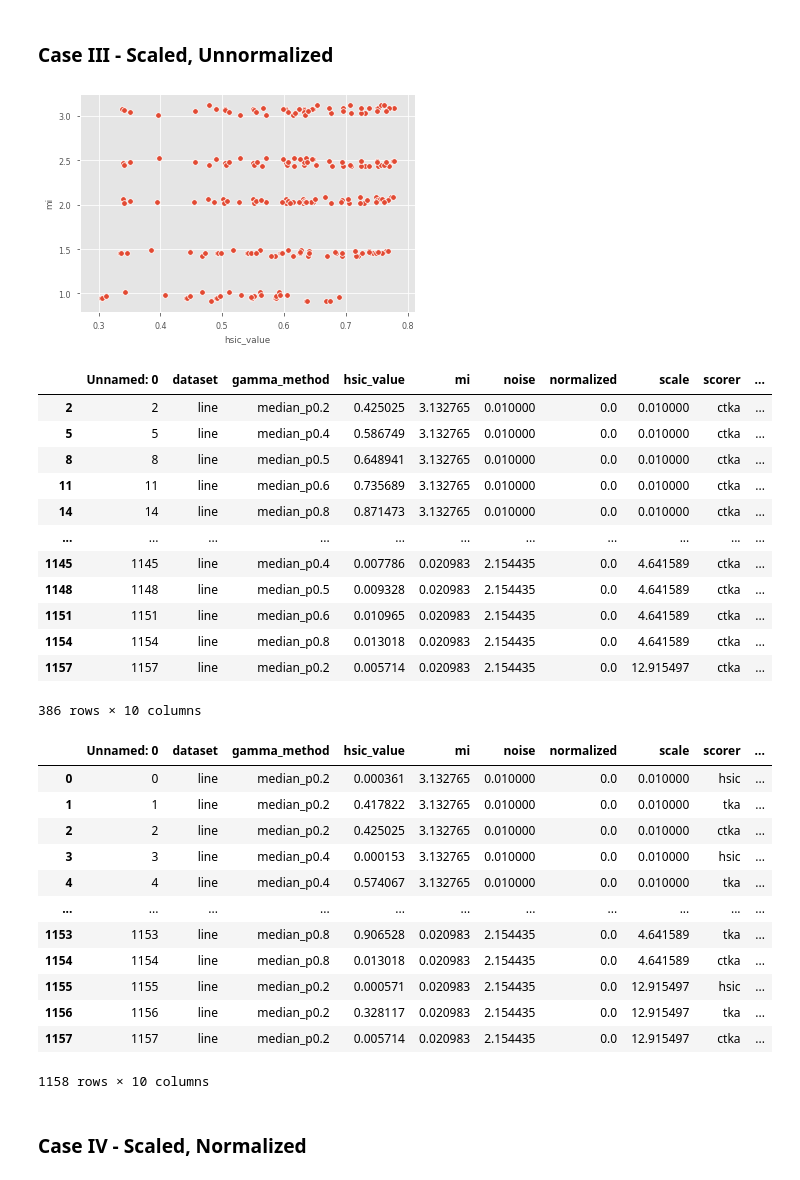
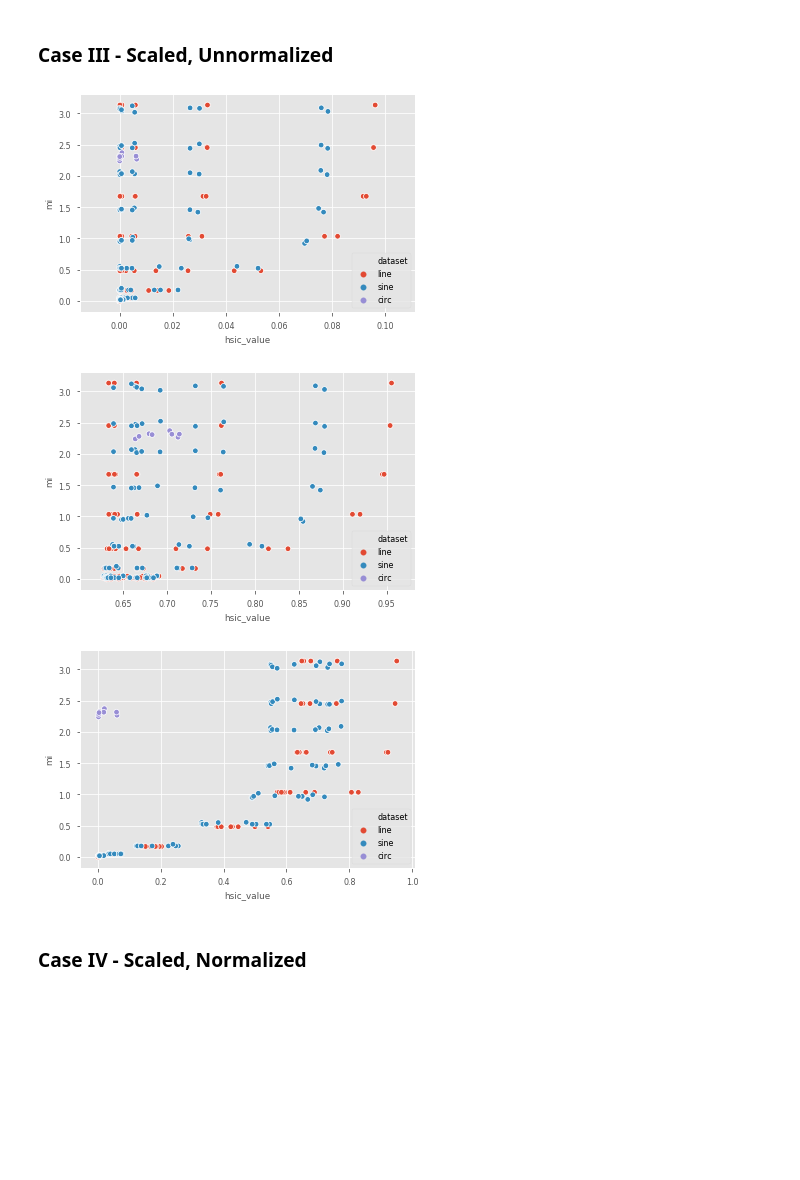
Before and after one commit to jejjohnson/hsic_alignment, a Jupyter notebook: notebooks/3_isotropic_scaling/2.0_scale_exp_visualization.ipynb, the cells around one changed output. Cells and saved outputs as stored; diff of their text form; code cells hidden in the pictures; blank space fills up the shorter version.

Commit message:
Updated new Scale-Norm results to nb.

```diff
--- a/notebooks/3_isotropic_scaling/2.0_scale_exp_visualization.ipynb
+++ b/notebooks/3_isotropic_scaling/2.0_scale_exp_visualization.ipynb
@@ -103,6 +100,25 @@ The objective of this experiment is to measure how the Mutual information (MI) c
 * Noise for X points (`noise_x`)
 * Noise for Y points (`noise_y`)
 *
+# %%
+from typing import Optional
+
+def plot_results(df: pd.DataFrame, scorer: str, hue: Optional[str]=None, style: Optional[str]=None)-> None:
+
+    df = df[df['scorer'] == scorer]
+
+    # plot data
+    fig, ax = plt.subplots()
+
+    pts = sns.scatterplot(
+        x='hsic_value',
+        y='mi',
+        hue=hue,
+        style=style,
+        data=df
+    )
+    plt.show()
+    return
 # %% [markdown]
 ### Data
 # %%
@@ -176,57 +195,22 @@ plt.show()
 # %%
 results_df = pd.read_csv(RES_PATH + 'exp_scale_c3.csv')
 sub_df = results_df.copy()
 
-sub_df = sub_df[sub_df['dataset'] == 'sine']
+# sub_df = sub_df[sub_df['dataset'] == 'sine']
 # sub_df = sub_df[sub_df['normalized'] == 0.0]
-# sub_df = sub_df[sub_df['gamma_method'] == 'median_p0.6']
-sub_df = sub_df[sub_df['scorer'] == 'ctka']
+sub_df = sub_df[sub_df['gamma_method'] == 'median_p0.5']
+# sub_df = sub_df[sub_df['scorer'] == 'ctka']
 # sub_df = sub_df[sub_df['trial'] == 1.0]
 # sub_df['mi'] = np.log2(sub_df['mi'])
 
 # plot data
-fig, ax = plt.subplots()
-
-pts = sns.scatterplot(
-    x='hsic_value',
-    y='mi',
-    data=sub_df
-)
-plt.show()
+plot_results(sub_df, 'hsic', 'dataset')
+plot_results(sub_df, 'tka', 'dataset')
+plot_results(sub_df, 'ctka', 'dataset')
 # %% [output]
-[figure, old version]
+[figure, new version]
+[figure, added]
+[figure, added]
-# %%
-sub_df
-# %% [output]
-|  | Unnamed: 0 | dataset | gamma_method | hsic_value | mi | noise | normalized | scale | scorer | ... |
-| 2 | 2 | line | median_p0.2 | 0.425025 | 3.132765 | 0.010000 | 0.0 | 0.010000 | ctka | ... |
-| 5 | 5 | line | median_p0.4 | 0.586749 | 3.132765 | 0.010000 | 0.0 | 0.010000 | ctka | ... |
-| 8 | 8 | line | median_p0.5 | 0.648941 | 3.132765 | 0.010000 | 0.0 | 0.010000 | ctka | ... |
-| 11 | 11 | line | median_p0.6 | 0.735689 | 3.132765 | 0.010000 | 0.0 | 0.010000 | ctka | ... |
-| 14 | 14 | line | median_p0.8 | 0.871473 | 3.132765 | 0.010000 | 0.0 | 0.010000 | ctka | ... |
-| ... | ... | ... | ... | ... | ... | ... | ... | ... | ... | ... |
-| 1145 | 1145 | line | median_p0.4 | 0.007786 | 0.020983 | 2.154435 | 0.0 | 4.641589 | ctka | ... |
-| 1148 | 1148 | line | median_p0.5 | 0.009328 | 0.020983 | 2.154435 | 0.0 | 4.641589 | ctka | ... |
-| 1151 | 1151 | line | median_p0.6 | 0.010965 | 0.020983 | 2.154435 | 0.0 | 4.641589 | ctka | ... |
-| 1154 | 1154 | line | median_p0.8 | 0.013018 | 0.020983 | 2.154435 | 0.0 | 4.641589 | ctka | ... |
-| 1157 | 1157 | line | median_p0.2 | 0.005714 | 0.020983 | 2.154435 | 0.0 | 12.915497 | ctka | ... |
-386 rows × 10 columns
-# %%
-results_df
-# %% [output]
-|  | Unnamed: 0 | dataset | gamma_method | hsic_value | mi | noise | normalized | scale | scorer | ... |
-| 0 | 0 | line | median_p0.2 | 0.000361 | 3.132765 | 0.010000 | 0.0 | 0.010000 | hsic | ... |
-| 1 | 1 | line | median_p0.2 | 0.417822 | 3.132765 | 0.010000 | 0.0 | 0.010000 | tka | ... |
-| 2 | 2 | line | median_p0.2 | 0.425025 | 3.132765 | 0.010000 | 0.0 | 0.010000 | ctka | ... |
-| 3 | 3 | line | median_p0.4 | 0.000153 | 3.132765 | 0.010000 | 0.0 | 0.010000 | hsic | ... |
-| 4 | 4 | line | median_p0.4 | 0.574067 | 3.132765 | 0.010000 | 0.0 | 0.010000 | tka | ... |
-| ... | ... | ... | ... | ... | ... | ... | ... | ... | ... | ... |
-| 1153 | 1153 | line | median_p0.8 | 0.906528 | 0.020983 | 2.154435 | 0.0 | 4.641589 | tka | ... |
-| 1154 | 1154 | line | median_p0.8 | 0.013018 | 0.020983 | 2.154435 | 0.0 | 4.641589 | ctka | ... |
-| 1155 | 1155 | line | median_p0.2 | 0.000571 | 0.020983 | 2.154435 | 0.0 | 12.915497 | hsic | ... |
-| 1156 | 1156 | line | median_p0.2 | 0.328117 | 0.020983 | 2.154435 | 0.0 | 12.915497 | tka | ... |
-| 1157 | 1157 | line | median_p0.2 | 0.005714 | 0.020983 | 2.154435 | 0.0 | 12.915497 | ctka | ... |
-1158 rows × 10 columns
 # %% [markdown]
 ### Case IV - Scaled, Normalized
 # %%
```
Also changed, not shown: parts of 6 cells of this notebook, 3 other files.
